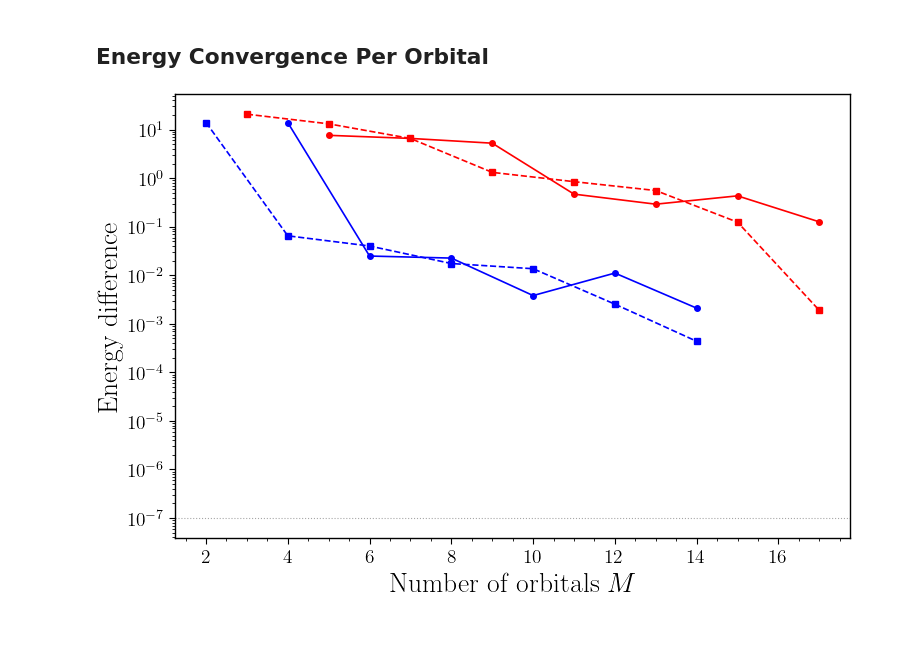
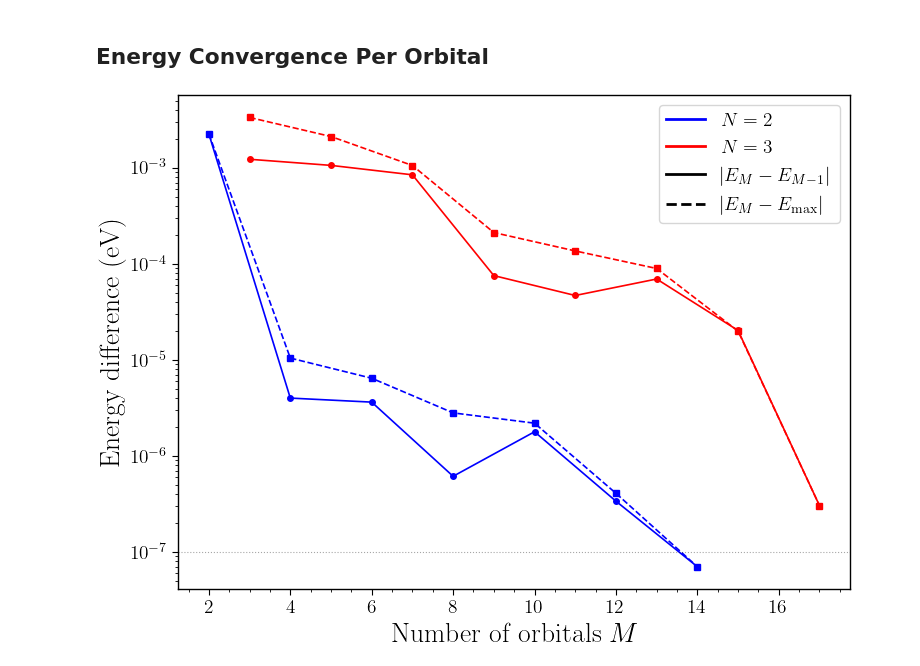
Before and after one commit to LeanderReascos/QDots, a Jupyter notebook: charge_stability/single_dot_results.ipynb, the cells around one changed output. Drawn from its saved outputs; the diff is of its cells as text; code cells hidden in the pictures; blank space fills up the shorter version.

```diff
--- a/charge_stability/single_dot_results.ipynb
+++ b/charge_stability/single_dot_results.ipynb
@@ -434,7 +432,7 @@ line_styles = {
 series_keys = list(combination_time_totals[['N', 'v']].drop_duplicates().itertuples(index=False, name=None))
 series_colors = dict(zip(series_keys, sns.color_palette('tab10', n_colors=len(series_keys))))
 
-fig, ax = plt.subplots(figsize=(9, 6))
+fig, ax = plt.subplots(figsize=(8, 6))
 for key in series_keys:
     n_electrons, voltage = key
     data_nv = combination_time_totals[
@@ -454,7 +452,7 @@ for key in series_keys:
 ax.set_xlabel('Number of orbitals $M$')
 ax.set_ylabel('Total profiled time (s)')
 ax.set_yscale('log')
-ax.grid(True, which='both', axis='y', alpha=0.25)
+#ax.grid(True, which='both', axis='y', alpha=0.25)
 
 series_handles = [
     Line2D([0], [0], color=series_colors[key], lw=2, label=f'$N={int(key[0])}$, $v={key[1]:.2f}$ V')
@@ -465,9 +463,9 @@ style_handles = [
     for line_style, label in line_styles.values()
 ]
 
-series_legend = ax.legend(handles=series_handles, title='Parameters', loc='upper left', frameon=False)
+series_legend = ax.legend(handles=series_handles, title='Parameters', loc='upper left', frameon=True)
 ax.add_artist(series_legend)
-ax.legend(handles=style_handles, title='Component', loc='lower right', frameon=False)
+ax.legend(handles=style_handles, title='Component', loc='lower right', frameon=True)
 
 fig.tight_layout()
 save_current_figure(fig, 'single_dot_total_time_components')
@@ -519,7 +517,7 @@ memory_line_styles = {
 series_keys = list(combination_memory_totals[['N', 'v']].drop_duplicates().itertuples(index=False, name=None))
 series_colors = dict(zip(series_keys, sns.color_palette('tab10', n_colors=len(series_keys))))
 
-fig, ax = plt.subplots(figsize=(9, 6))
+fig, ax = plt.subplots(figsize=(8, 6))
 for key in series_keys:
     n_electrons, voltage = key
     data_nv = combination_memory_totals[
@@ -603,7 +601,7 @@ memory_change_line_styles = {
 series_keys = list(combination_memory_change_totals[['N', 'v']].drop_duplicates().itertuples(index=False, name=None))
 series_colors = dict(zip(series_keys, sns.color_palette('tab10', n_colors=len(series_keys))))
 
-fig, ax = plt.subplots(figsize=(9, 6))
+fig, ax = plt.subplots(figsize=(8, 6))
 for key in series_keys:
     n_electrons, voltage = key
     data_nv = combination_memory_change_totals[
@@ -650,7 +648,7 @@ E0 = metadata['effective_units_reference_energy']
 eV_to_J = 1.602176634e-19     # 1eV in J
 # %%
 energy_convergence_records = []
-fig, ax = plt.subplots(figsize=(8, 5.5))
+fig, ax = plt.subplots(figsize=(8, 6))
 
 colors = ['blue', 'red']
 
@@ -662,8 +660,8 @@ for (n_electrons, voltage), data_nv in results_df.groupby(['N', 'v']):
     max_orbitals = max_row['n_orbitals']
     max_energy = max_row['energy']
 
-    previous_energy = data_nv['energy'].shift(1)
-    previous_orbitals = data_nv['n_orbitals'].shift(1)
+    previous_energy = data_nv['energy'].shift(-1)
+    previous_orbitals = data_nv['n_orbitals'].shift(-1)
 
     convergence_nv = data_nv.assign(
         M_max=max_orbitals,
@@ -682,32 +680,41 @@ energy_convergence_plot_df = energy_convergence_df[
 
 for (n_electrons, voltage), data_nv in energy_convergence_plot_df.groupby(['N', 'v']):
     data_nv = data_nv.sort_values('n_orbitals')
 
     color = colors[n_electrons - 2]
 
     adjacent_data = data_nv.dropna(subset=['adjacent_energy_error'])
     ax.plot(
         adjacent_data['n_orbitals'],
         adjacent_data['adjacent_energy_error'],
         linestyle='-',
         marker='o',
         color=color
     )
     ax.plot(
         data_nv['n_orbitals'],
         data_nv['max_orbital_energy_error'],
         linestyle='--',
         marker='s',
         color=color
     )
 
 ax.set_xlabel('Number of orbitals $M$')
-ax.set_ylabel('Energy difference')
+ax.set_ylabel('Energy difference (eV)')
 ax.set_yscale('log')
 
 ax.axhline(1e-7, color='black', linewidth=0.8, alpha=0.35, linestyle=':')
 
+lines = [
+    Line2D([0], [0], color=colors[n_electrons - 2], lw=2, label=f'$N={int(n_electrons)}$')
+    for n_electrons in sorted(energy_convergence_plot_df['N'].unique())
+] + [
+    Line2D([0], [0], color='black', lw=2, linestyle='-', label='$|E_M - E_{M-1}|$'),
+    Line2D([0], [0], color='black', lw=2, linestyle='--', label='$|E_M - E_\mathrm{max}|$'),
+]
+ax.legend(handles=lines, loc='upper right')
+
 fig.tight_layout()
 plt.show()
 # %% [output]
-[figure, old version]
+[figure, new version]
```
Also changed, not shown: parts of 6 cells of this notebook, 59 other files.
